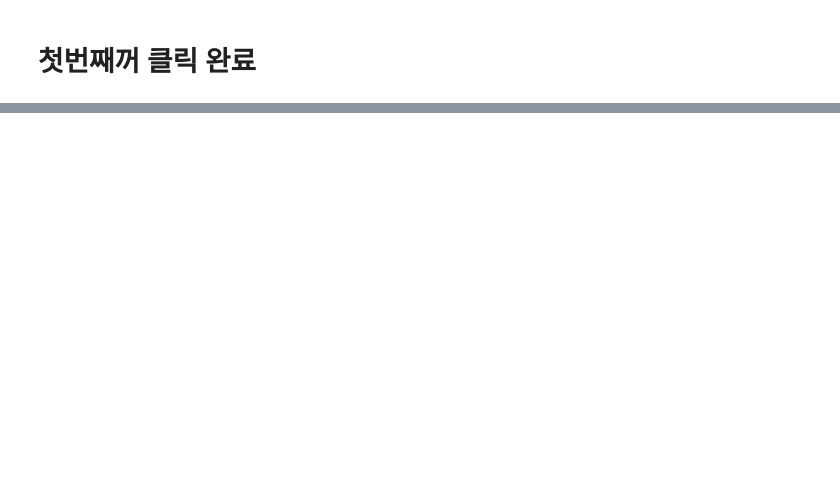
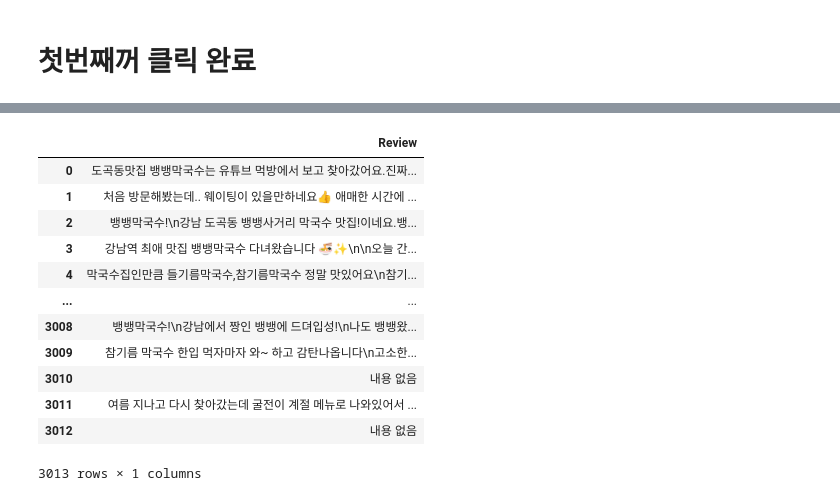
Before and after one commit to Minseos/-, a Jupyter notebook: final_project/네이버지도_크롤링.ipynb, the cells around one changed output, grey strips where cells are left out. Cells and saved outputs as stored; diff of their text form; code cells hidden in the pictures; blank space fills up the shorter version.

```diff
--- a/final_project/네이버지도_크롤링.ipynb
+++ b/final_project/네이버지도_크롤링.ipynb
@@ -774,0 +1955,16 @@ except Exception as e:
+# %%
+df
+# %% [output]
+|  | Review |
+| 0 | 도곡동맛집 뱅뱅막국수는 유튜브 먹방에서 보고 찾아갔어요.진짜... |
+| 1 | 처음 방문해봤는데.. 웨이팅이 있을만하네요👍 애매한 시간에 ... |
+| 2 | 뱅뱅막국수!\n강남 도곡동 뱅뱅사거리 막국수 맛집!이네요.뱅... |
+| 3 | 강남역 최애 맛집 뱅뱅막국수 다녀왔습니다 🍜✨\n\n오늘 간... |
+| 4 | 막국수집인만큼 들기름막국수,참기름막국수 정말 맛있어요\n참기... |
+| ... | ... |
+| 3008 | 뱅뱅막국수!\n강남에서 짱인 뱅뱅에 드뎌입성!\n나도 뱅뱅왔... |
+| 3009 | 참기름 막국수 한입 먹자마자 와~ 하고 감탄나옵니다\n고소한... |
+| 3010 | 내용 없음 |
+| 3011 | 여름 지나고 다시 찾아갔는데 굴전이 계절 메뉴로 나와있어서 ... |
+| 3012 | 내용 없음 |
+3013 rows × 1 columns
```
Also changed, not shown: parts of 25 cells of this notebook, 5 other files.
